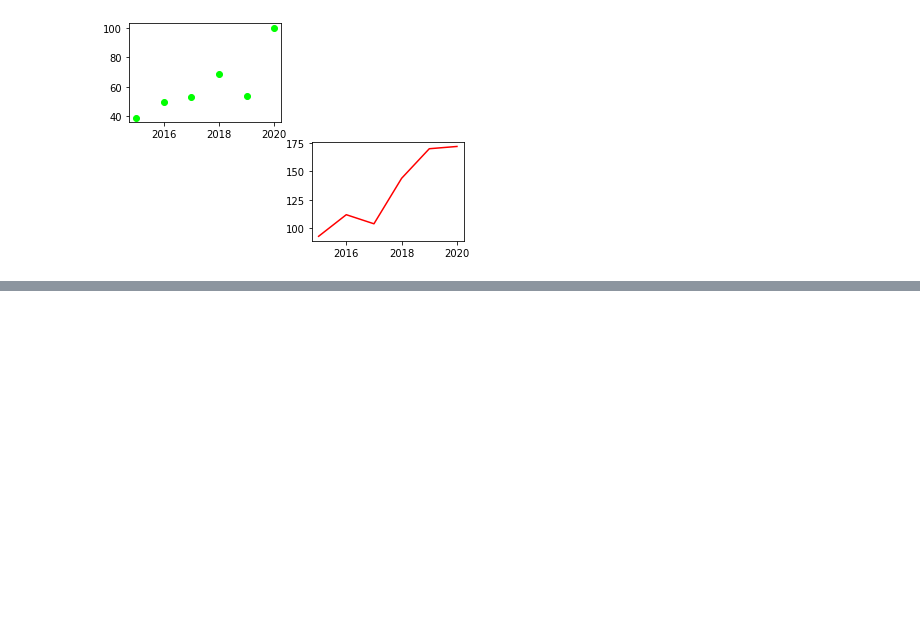
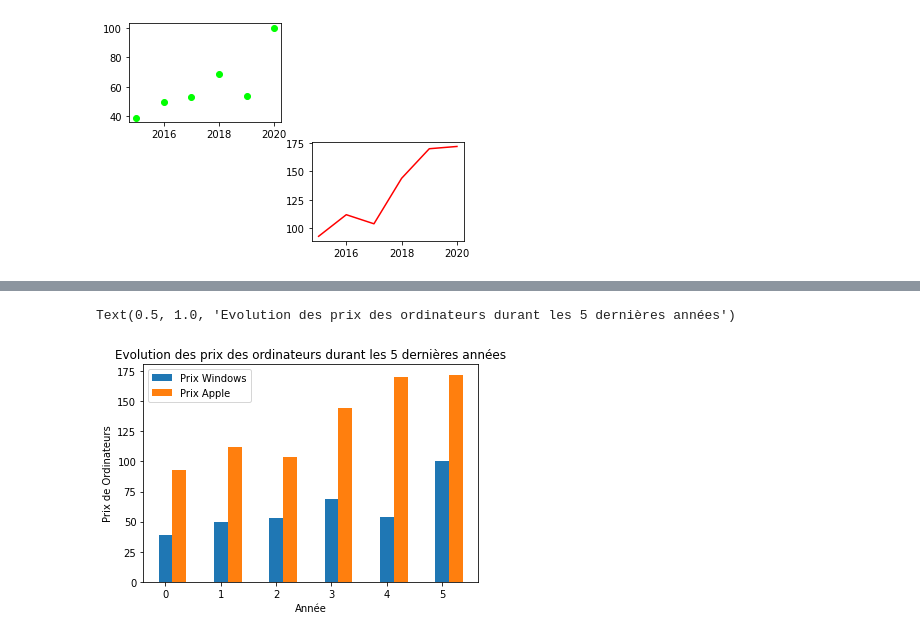
Before and after one commit to ChaouechOlfa/FormationUdemy, a Jupyter notebook: Matplotlib_tuto.ipynb, the cells around one changed output, grey strips where cells are left out. Cells and saved outputs as stored; diff of their text form; code cells hidden in the pictures; blank space fills up the shorter version.

```diff
--- a/Matplotlib_tuto.ipynb
+++ b/Matplotlib_tuto.ipynb
@@ -37,0 +61,12 @@ plt.plot(annee,prix_apple,label='Prix Apple',c='r')
+# %%
+index_annee=np.arange(len(annee))
+a=0.25
+plt.bar(index_annee,prix_ms,label='Prix Windows',width=0.25)
+plt.bar(index_annee+a,prix_apple,label='Prix Apple',width=0.25)
+plt.legend()
+plt.xlabel('Année')
+plt.ylabel('Prix de Ordinateurs')
+plt.title('Evolution des prix des ordinateurs durant les 5 dernières années')
+# %% [output]
+Text(0.5, 1.0, 'Evolution des prix des ordinateurs durant les 5 dernières années')
+[figure, added]
```
Also changed, not shown: parts of 4 cells of this notebook.
